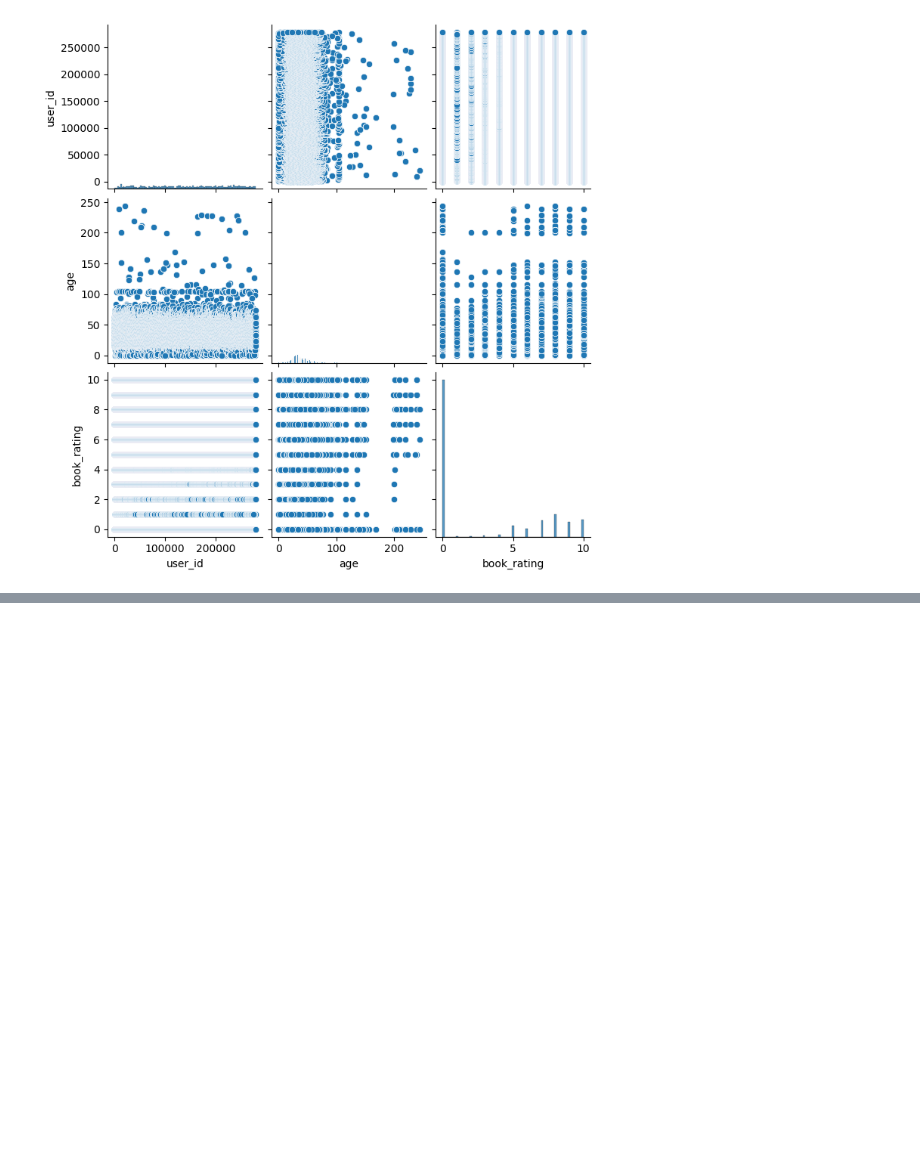
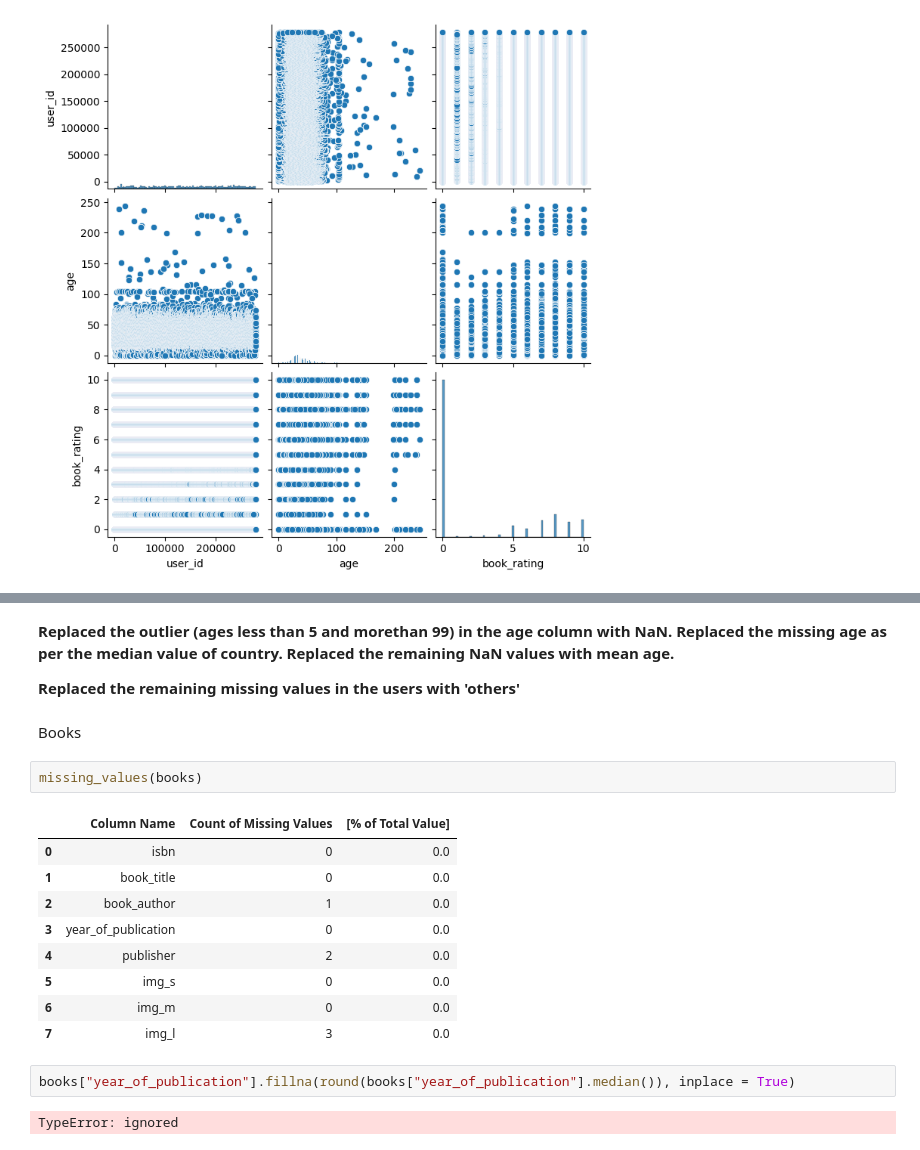
Before and after one commit to Gautamadarshi/Book-Recommendation-System, a Jupyter notebook: Book_Recommendendation_System.ipynb, the cells around one changed output, grey strips where cells are left out. Drawn from its saved outputs; the diff is of its cells as text; blank space fills up the shorter version.

Commit message:
till error

```diff
--- a/Book_Recommendendation_System.ipynb
+++ b/Book_Recommendendation_System.ipynb
@@ -764,0 +822,24 @@ plt.show()
+# %% [markdown]
+
+
+**Replaced the outlier (ages less than 5 and morethan 99) in the age column with NaN. Replaced the missing age as per the median value of country. Replaced the remaining NaN values with mean age.**
+
+**Replaced the remaining missing values in the users with 'others'**
+# %% [markdown]
+Books
+# %%
+missing_values(books)
+# %% [output]
+|  | Column Name | Count of Missing Values | [% of Total Value] |
+| 0 | isbn | 0 | 0.0 |
+| 1 | book_title | 0 | 0.0 |
+| 2 | book_author | 1 | 0.0 |
+| 3 | year_of_publication | 0 | 0.0 |
+| 4 | publisher | 2 | 0.0 |
+| 5 | img_s | 0 | 0.0 |
+| 6 | img_m | 0 | 0.0 |
+| 7 | img_l | 3 | 0.0 |
+# %%
+books["year_of_publication"].fillna(round(books["year_of_publication"].median()), inplace = True)
+# %% [output]
+TypeError: ignored
```
Also changed, not shown: parts of 13 cells of this notebook.
